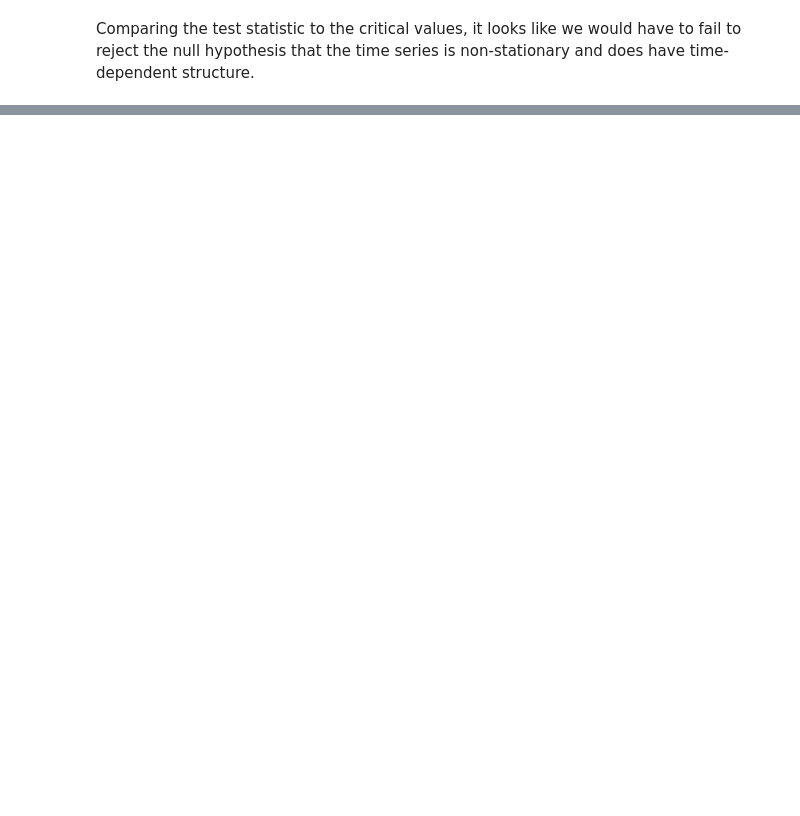
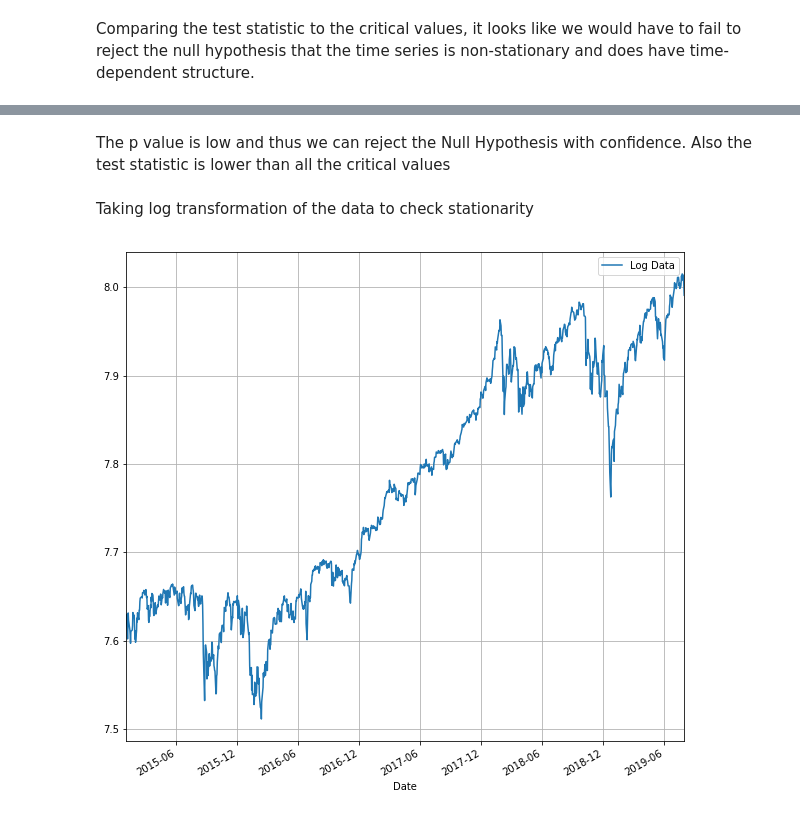
Before and after one commit to aameyapats/Time-Series-An-alysis, a Jupyter notebook: scraping practice.ipynb, the cells around one changed output, grey strips where cells are left out. Saved outputs shown, nothing was run; the diff lists cells and outputs as text; code cells hidden in the pictures; blank space fills up the shorter version.

```diff
--- a/scraping practice.ipynb
+++ b/scraping practice.ipynb
@@ -241,0 +294,13 @@ Comparing the test statistic to the critical values, it looks like we would have
+# %% [markdown]
+The p value is low and thus we can reject the Null Hypothesis with confidence. Also the test statistic is lower than all the critical values
+# %% [markdown]
+Taking log transformation of the data to check stationarity
+# %%
+rate_data_log = np.log(sp500['Close'])
+
+rate_data_log.plot(label='Log Data')
+plt.legend(loc='best')
+plt.grid()
+plt.show()
+# %% [output]
+[figure, added]
```
Also changed, not shown: parts of 31 cells of this notebook.
